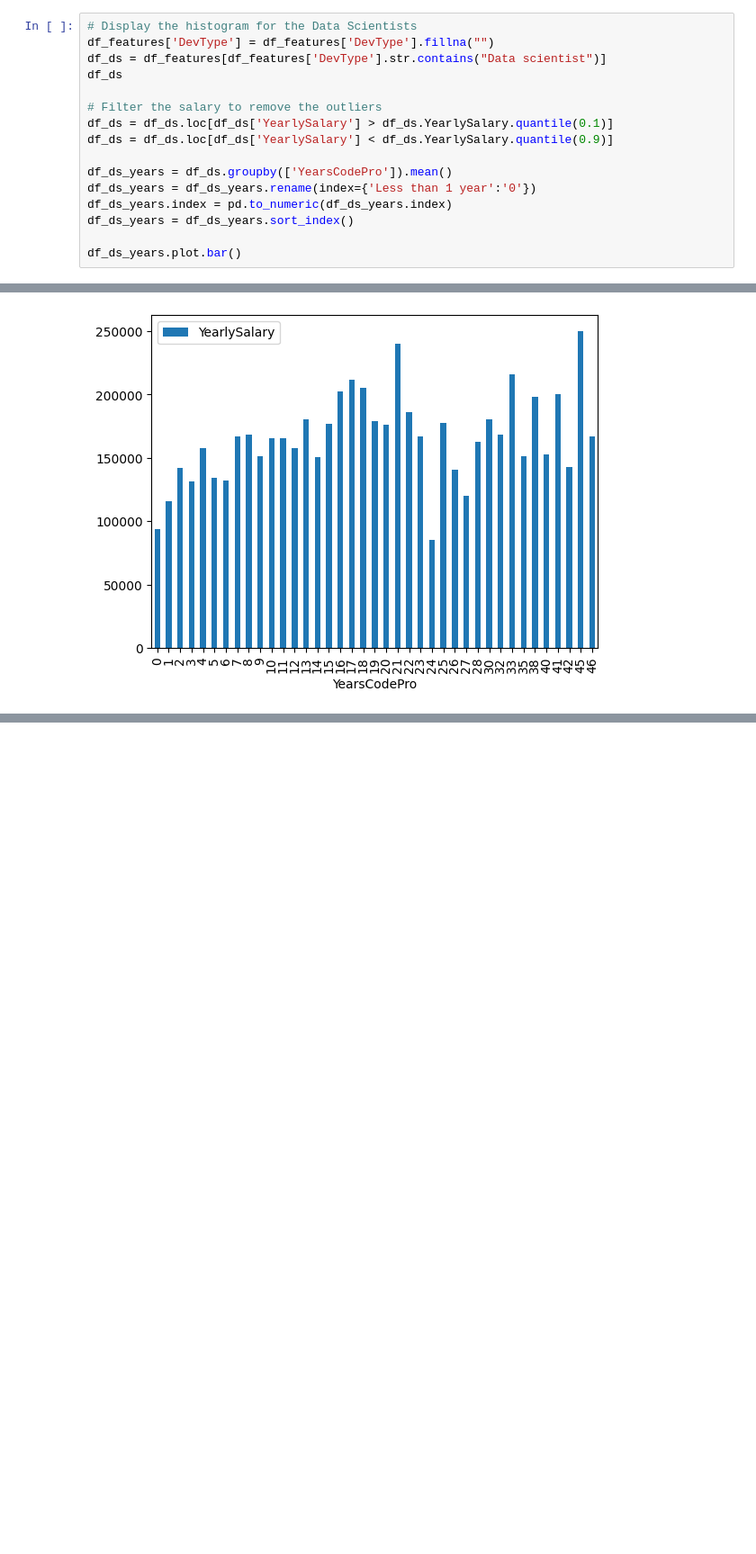
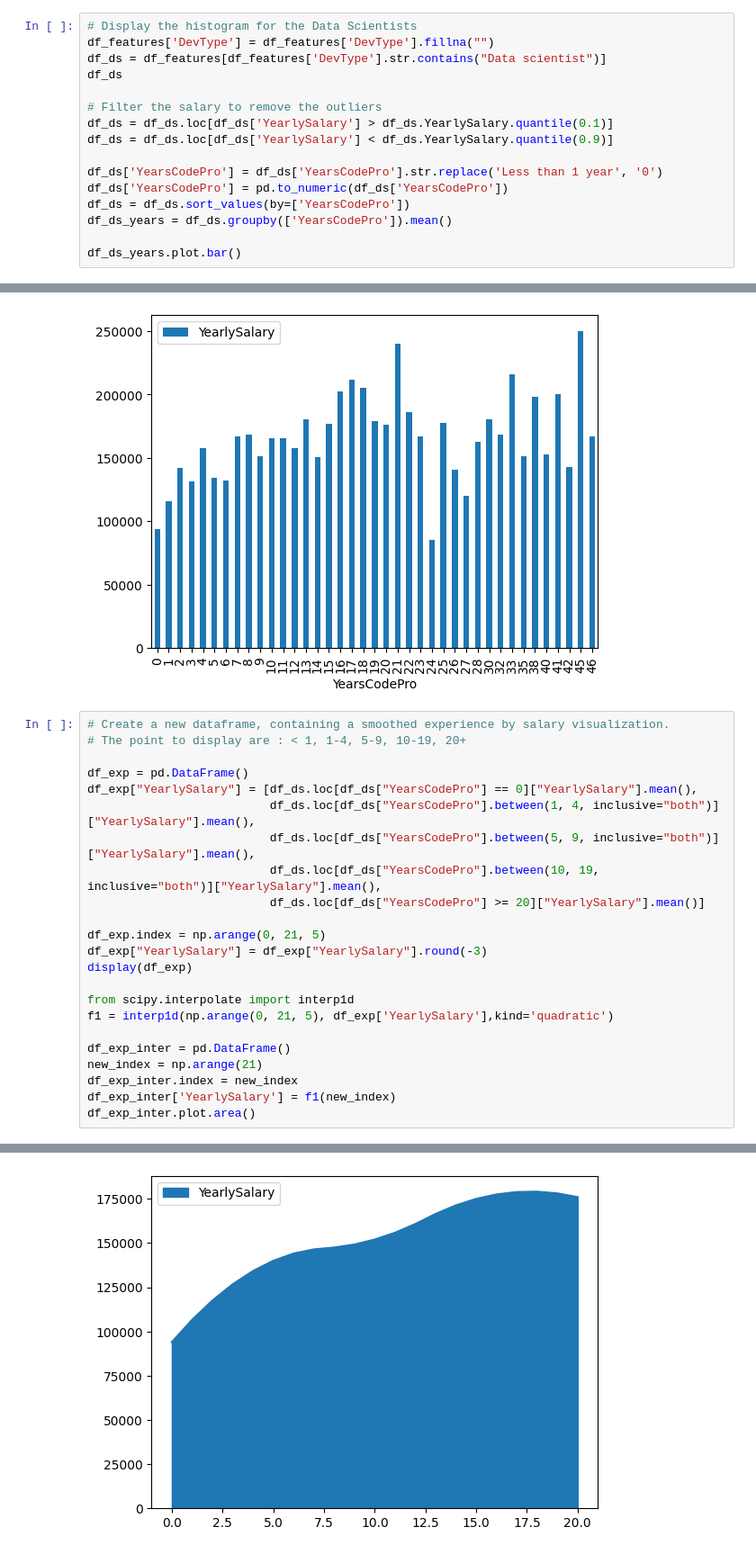
Before and after one commit to alphasigma25/VI-2022, a Jupyter notebook: data-engineering.ipynb, the cells around one changed output, grey strips where cells are left out. Shown: that part at 90% size. Cells and saved outputs as stored; diff of their text form; blank space fills up the shorter version.

Commit message:
Added plot of pay by experience

```diff
--- a/data-engineering.ipynb
+++ b/data-engineering.ipynb
@@ -154,12 +154,36 @@ df_ds
 df_ds = df_ds.loc[df_ds['YearlySalary'] > df_ds.YearlySalary.quantile(0.1)]
 df_ds = df_ds.loc[df_ds['YearlySalary'] < df_ds.YearlySalary.quantile(0.9)]
 
+df_ds['YearsCodePro'] = df_ds['YearsCodePro'].str.replace('Less than 1 year', '0')
+df_ds['YearsCodePro'] = pd.to_numeric(df_ds['YearsCodePro'])
+df_ds = df_ds.sort_values(by=['YearsCodePro'])
 df_ds_years = df_ds.groupby(['YearsCodePro']).mean()
-df_ds_years = df_ds_years.rename(index={'Less than 1 year':'0'})
-df_ds_years.index = pd.to_numeric(df_ds_years.index)
-df_ds_years = df_ds_years.sort_index()
 
 df_ds_years.plot.bar()
 # %% [output]
 <AxesSubplot: xlabel='YearsCodePro'>
 [figure]
+# %%
+# Create a new dataframe, containing a smoothed experience by salary visualization.
+# The point to display are : < 1, 1-4, 5-9, 10-19, 20+
+
+df_exp = pd.DataFrame()
+df_exp["YearlySalary"] = [df_ds.loc[df_ds["YearsCodePro"] == 0]["YearlySalary"].mean(),
+                          df_ds.loc[df_ds["YearsCodePro"].between(1, 4, inclusive="both")]["YearlySalary"].mean(),
+                          df_ds.loc[df_ds["YearsCodePro"].between(5, 9, inclusive="both")]["YearlySalary"].mean(),
+                          df_ds.loc[df_ds["YearsCodePro"].between(10, 19, inclusive="both")]["YearlySalary"].mean(),
+                          df_ds.loc[df_ds["YearsCodePro"] >= 20]["YearlySalary"].mean()]
+
+df_exp.index = np.arange(0, 21, 5)
+df_exp["YearlySalary"] = df_exp["YearlySalary"].round(-3)
+display(df_exp)
+
+from scipy.interpolate import interp1d
+f1 = interp1d(np.arange(0, 21, 5), df_exp['YearlySalary'],kind='quadratic')
+
+df_exp_inter = pd.DataFrame()
+new_index = np.arange(21)
+df_exp_inter.index = new_index
+df_exp_inter['YearlySalary'] = f1(new_index)
+df_exp_inter.plot.area()
+# %% [output]
@@ -165,0 +197 @@ df_ds_years.plot.bar()
+[figure, added]
```
Also changed, not shown: parts of 2 cells of this notebook.
